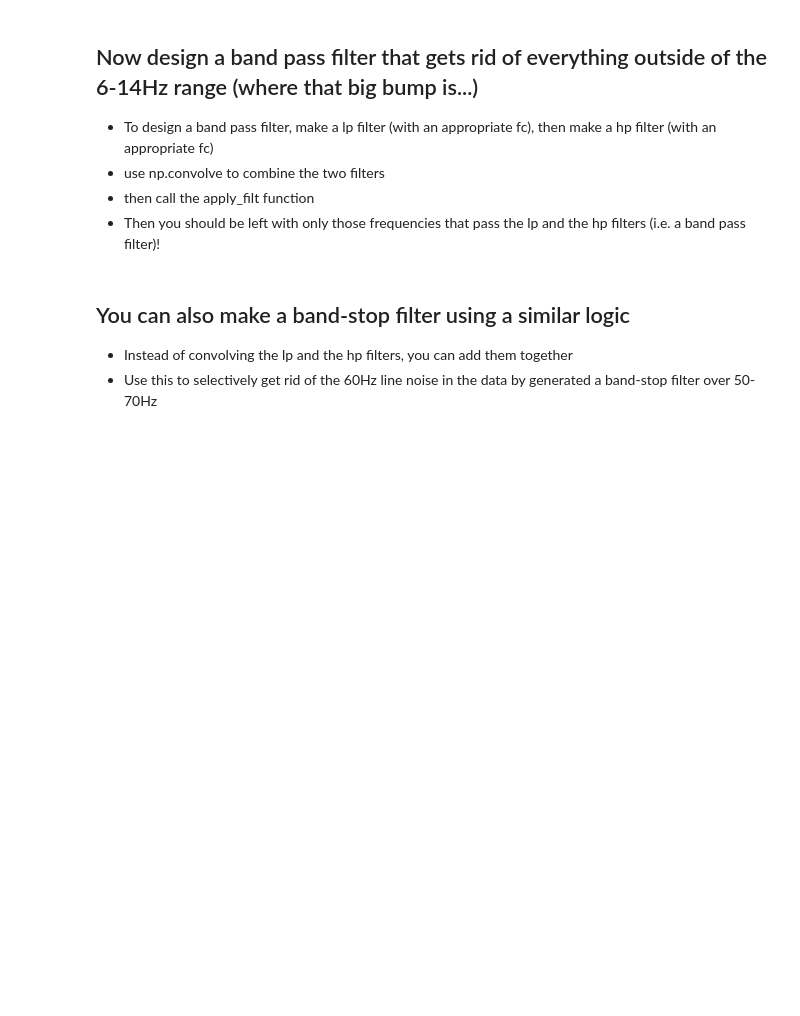
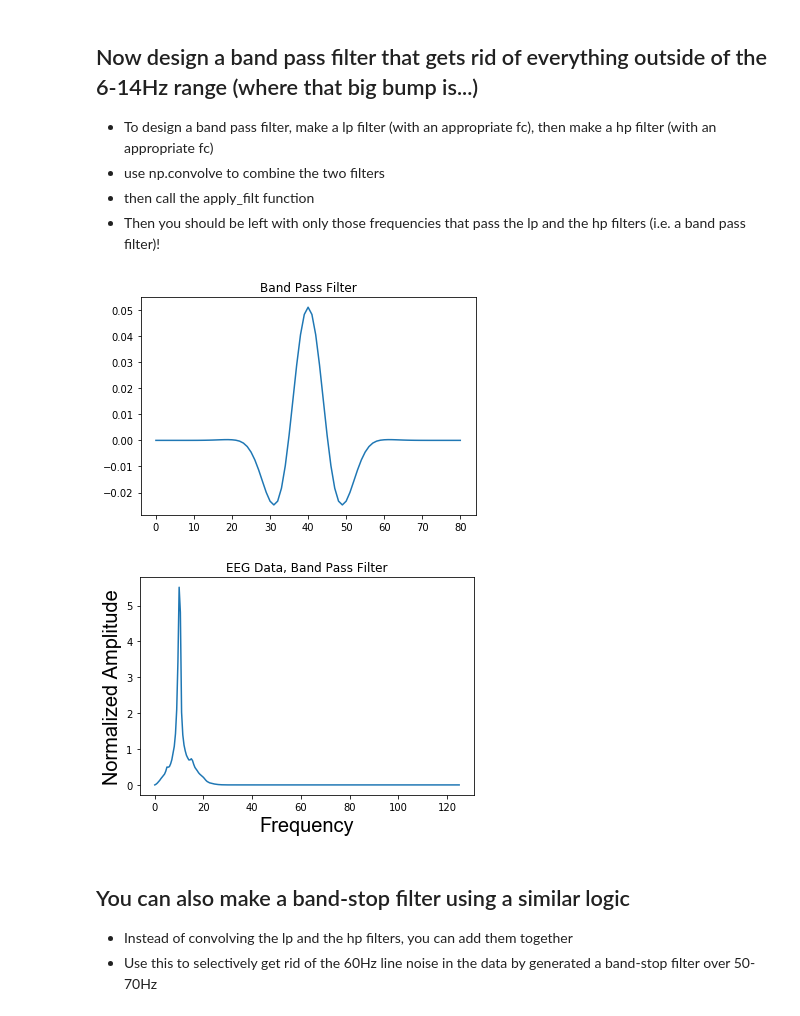
Before and after one commit to ollicamp/PSYC-NEU-231, a Jupyter notebook: Tutorial_063_Exercises.ipynb, the cells around one changed output. Cells and saved outputs as stored; diff of their text form; code cells hidden in the pictures; blank space fills up the shorter version.

```diff
--- a/Tutorial_063_Exercises.ipynb
+++ b/Tutorial_063_Exercises.ipynb
@@ -106,6 +118,42 @@ plt.show()
 * use np.convolve to combine the two filters
 * then call the apply_filt function
 * Then you should be left with only those frequencies that pass the lp and the hp filters (i.e. a band pass filter)!
+# %%
+# low pass filter
+# if it passes low frequencies, we want it to get rid of everything above 14Hz
+n, sinclp = msf.define_filt(fc=14/sr, b=0.1, window = 'blackman', type_filt = 'lp')
+
+# high pass filter
+n, sinchp = msf.define_filt(fc=6/sr, b=0.1, window = 'blackman', type_filt = 'hp')
+
+bandpass = np.convolve(sinclp, sinchp)
+# can plot what the filter is doing
+plt.plot(bandpass)
+plt.title('Band Pass Filter')
+plt.show()
+
+# apply the filter to each trial
+bpdataset = np.zeros((dataset.shape[0],dataset.shape[1]))
+for i in np.arange(dataset.shape[0]):
+    bpdataset[i,:] = msf.apply_filt(input_sig=dataset[i,:], input_filter=bandpass)
+
+# FFT, average, and plot the filtered data
+sp = np.fft.rfft(bpdataset, axis=1)
+amp = np.abs(sp)
+amp = (amp  / time.shape[0] ) * 2
+aveamp = np.mean(amp, axis=0)
+freq = np.fft.rfftfreq(dataset.shape[1], 1/sr)
+
+plt.plot(freq, aveamp)
+plt.title('EEG Data, Band Pass Filter')
+plt.xlabel('Frequency', **fig_font)
+plt.ylabel('Normalized Amplitude', **fig_font)
+plt.show()
+
+# so everything except that one peak in our window of interest gets totally wiped out
+# %% [output]
+[figure, added]
+[figure, added]
 # %% [markdown]
 ## You can also make a band-stop filter using a similar logic
 * Instead of convolving the lp and the hp filters, you can add them together
```
Also changed, not shown: parts of 4 cells of this notebook, 2 other files.
